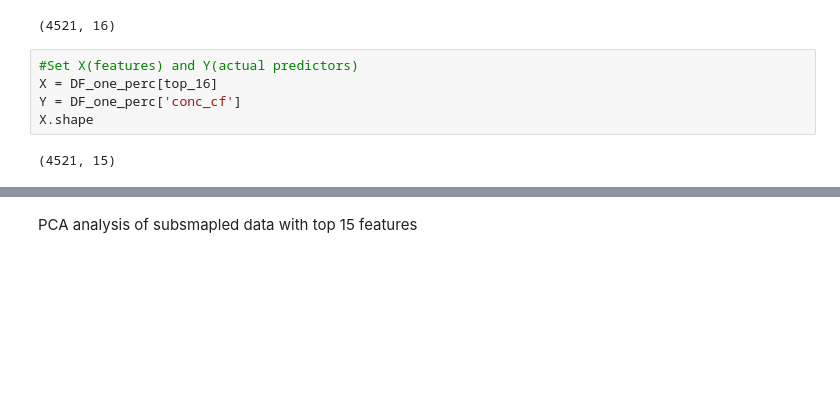
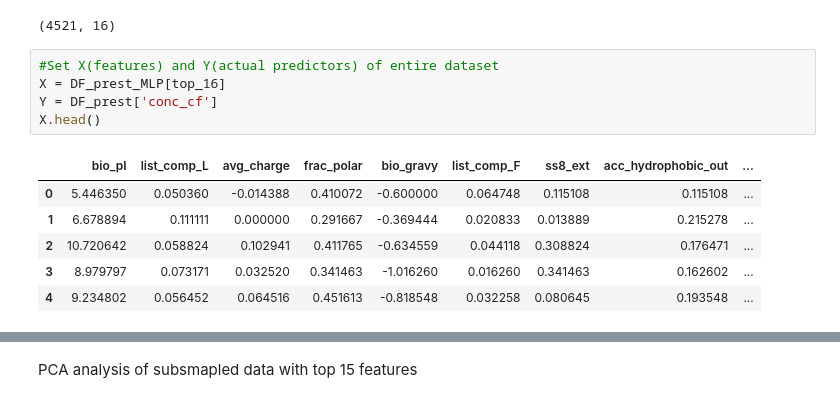
Before and after one commit to cnyambura/Protein_ML, a Jupyter notebook: Simple MPRegressor on features .ipynb, the cells around one changed output, grey strips where cells are left out. Saved outputs shown, nothing was run; the diff lists cells and outputs as text; blank space fills up the shorter version.

```diff
--- a/Simple MPRegressor on features .ipynb
+++ b/Simple MPRegressor on features .ipynb
@@ -114,12 +114,17 @@ DF_one_perc.shape
 # %% [output]
 (4521, 16)
 # %%
-#Set X(features) and Y(actual predictors)
-X = DF_one_perc[top_16]
-Y = DF_one_perc['conc_cf']
-X.shape
+#Set X(features) and Y(actual predictors) of entire dataset
+X = DF_prest_MLP[top_16]
+Y = DF_prest['conc_cf']
+X.head()
 # %% [output]
-(4521, 15)
+|  | bio_pI | list_comp_L | avg_charge | frac_polar | bio_gravy | list_comp_F | ss8_ext | acc_hydrophobic_out | ... |
+| 0 | 5.446350 | 0.050360 | -0.014388 | 0.410072 | -0.600000 | 0.064748 | 0.115108 | 0.115108 | ... |
+| 1 | 6.678894 | 0.111111 | 0.000000 | 0.291667 | -0.369444 | 0.020833 | 0.013889 | 0.215278 | ... |
+| 2 | 10.720642 | 0.058824 | 0.102941 | 0.411765 | -0.634559 | 0.044118 | 0.308824 | 0.176471 | ... |
+| 3 | 8.979797 | 0.073171 | 0.032520 | 0.341463 | -1.016260 | 0.016260 | 0.341463 | 0.162602 | ... |
+| 4 | 9.234802 | 0.056452 | 0.064516 | 0.451613 | -0.818548 | 0.032258 | 0.080645 | 0.193548 | ... |
 # %%
 from sklearn.model_selection import train_test_split
 
```
Also changed, not shown: parts of 12 cells of this notebook.
